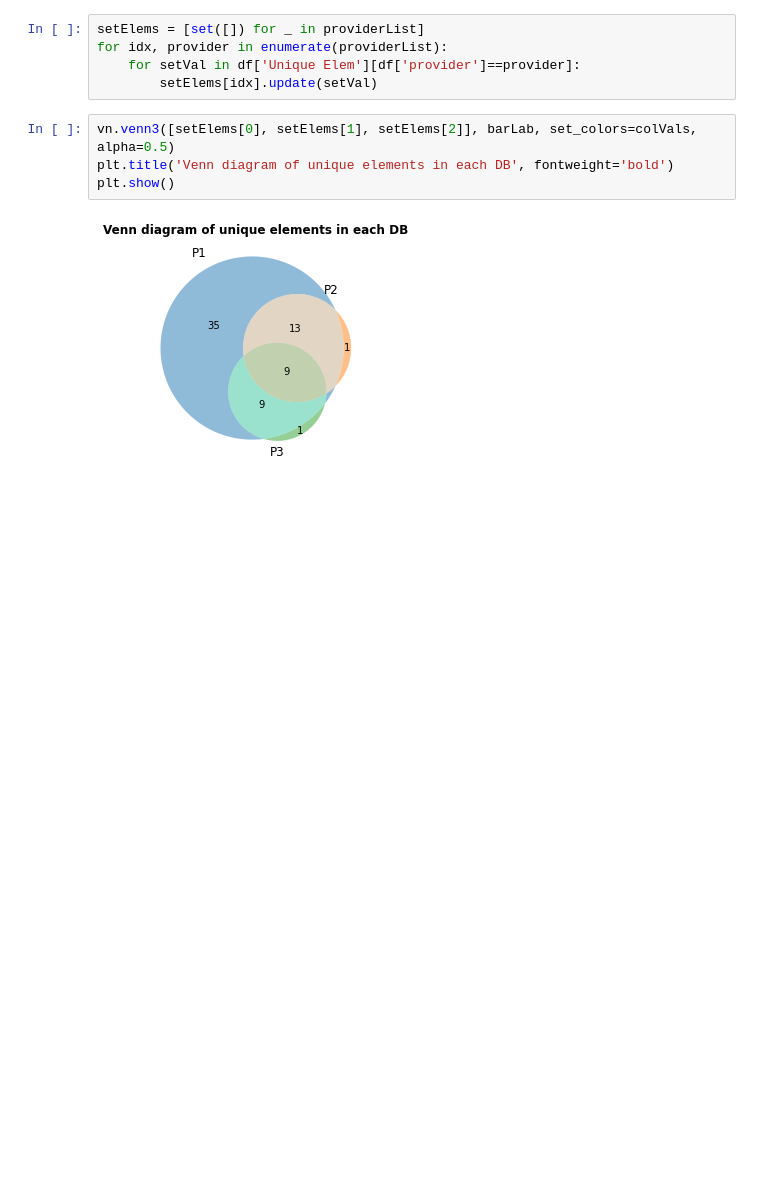
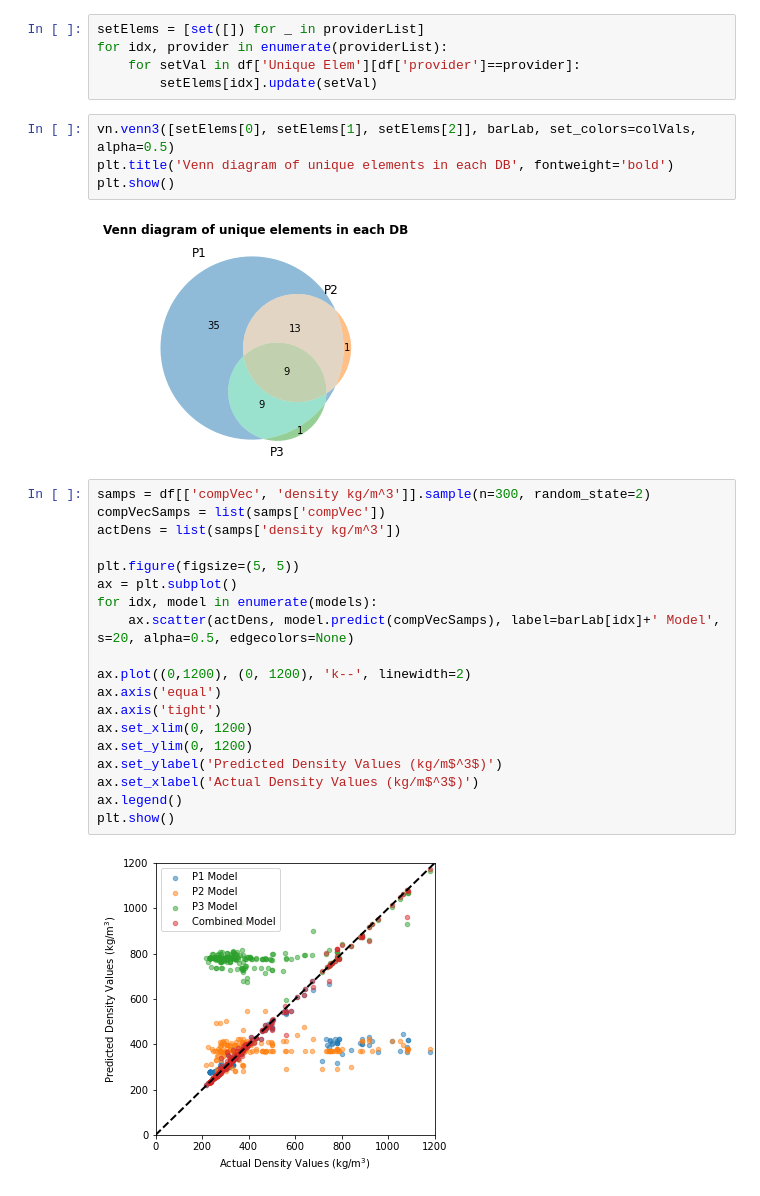
Before and after one commit to Materials-Consortia/optimade-paper-example-applications, a Jupyter notebook: src/high_entropy_alloys_ml/countOptimizerAndMLscript/denityCalcAndLearn.ipynb, the cells around one changed output. Saved outputs shown, nothing was run; the diff lists cells and outputs as text; blank space fills up the shorter version.

```diff
--- a/src/high_entropy_alloys_ml/countOptimizerAndMLscript/denityCalcAndLearn.ipynb
+++ b/src/high_entropy_alloys_ml/countOptimizerAndMLscript/denityCalcAndLearn.ipynb
@@ -203,3 +204,24 @@ plt.title('Venn diagram of unique elements in each DB', fontweight='bold')
 plt.show()
 # %% [output]
 [figure]
+# %%
+samps = df[['compVec', 'density kg/m^3']].sample(n=300, random_state=2)
+compVecSamps = list(samps['compVec'])
+actDens = list(samps['density kg/m^3'])
+
+plt.figure(figsize=(5, 5))
+ax = plt.subplot()
+for idx, model in enumerate(models):
+    ax.scatter(actDens, model.predict(compVecSamps), label=barLab[idx]+' Model', s=20, alpha=0.5, edgecolors=None)
+
+ax.plot((0,1200), (0, 1200), 'k--', linewidth=2)
+ax.axis('equal')
+ax.axis('tight')
+ax.set_xlim(0, 1200)
+ax.set_ylim(0, 1200)
+ax.set_ylabel('Predicted Density Values (kg/m$^3$)')
+ax.set_xlabel('Actual Density Values (kg/m$^3$)')
+ax.legend()
+plt.show()
+# %% [output]
+[figure, added]
```
Also changed, not shown: parts of 6 cells of this notebook.
